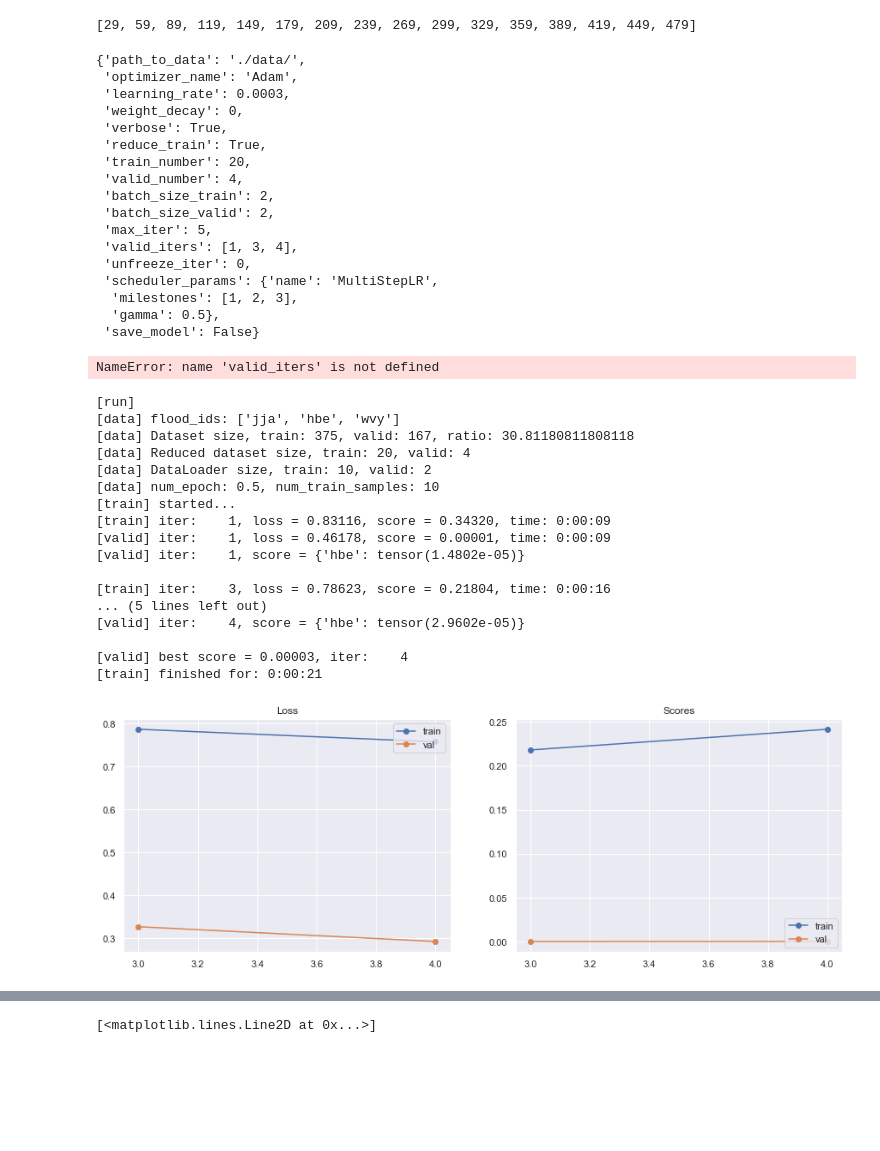
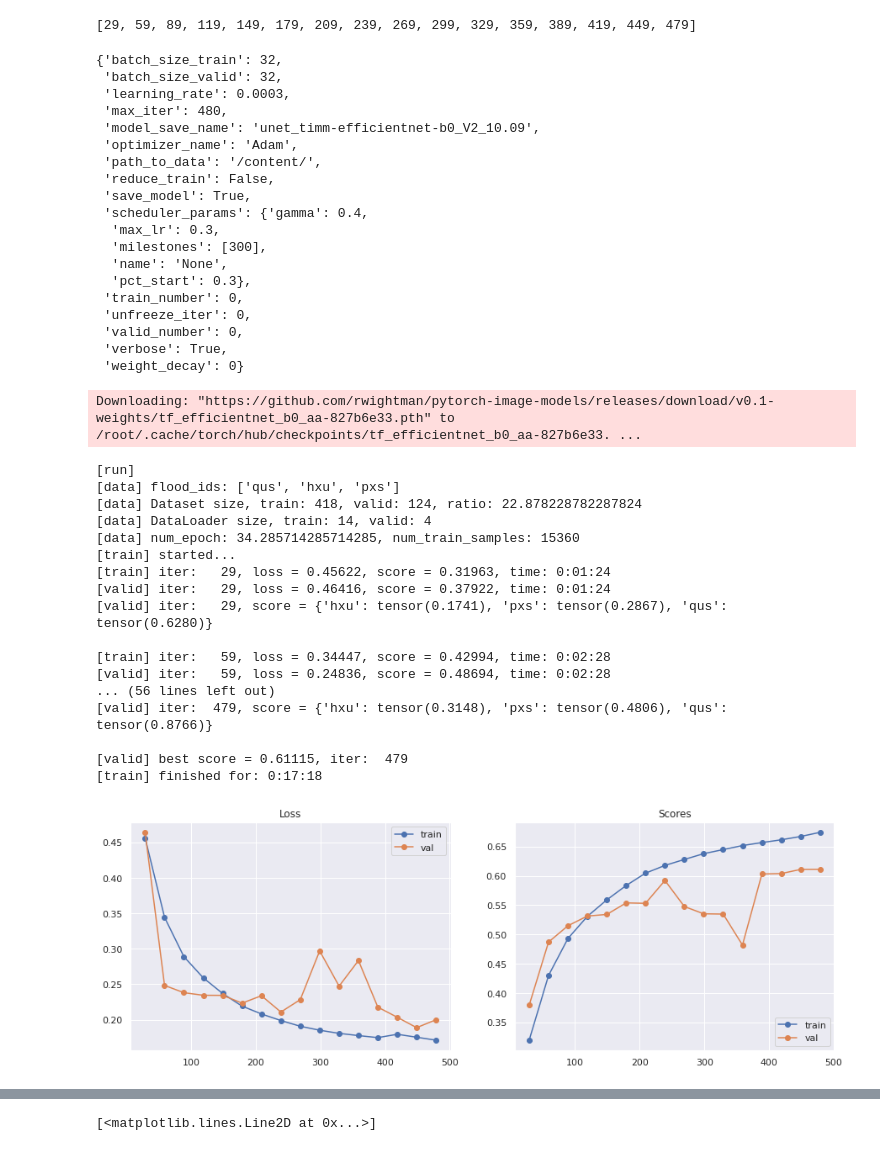
Before and after one commit to MIchaelKa/detect-flood-water, a Jupyter notebook: detect-flood-water-train.ipynb, the cells around one changed output, grey strips where cells are left out. Saved outputs shown, nothing was run; the diff lists cells and outputs as text; code cells hidden in the pictures; blank space fills up the shorter version.

```diff
--- a/detect-flood-water-train.ipynb
+++ b/detect-flood-water-train.ipynb
@@ -664,7 +665,7 @@ full_params = dict(
     scheduler_params=scheduler_params,
 
     save_model=True,
-    model_save_name=f'unet_{encoder_name}_v0'
+    model_save_name=f'unet_{encoder_name}_V2_10.09'
 )
 # %%
 params = dict(
@@ -677,35 +678,35 @@ params = dict(
     verbose=True
 )
 
-params.update(debug_params) # full_params, debug_params, small_dataset_params
+params.update(full_params) # full_params, debug_params, small_dataset_params
 # %%
 params
 # %% [output]
-{'path_to_data': './data/',
+{'batch_size_train': 32,
+ 'batch_size_valid': 32,
+ 'learning_rate': 0.0003,
+ 'max_iter': 480,
+ 'model_save_name': 'unet_timm-efficientnet-b0_V2_10.09',
  'optimizer_name': 'Adam',
- 'learning_rate': 0.0003,
- 'weight_decay': 0,
+ 'path_to_data': '/content/',
+ 'reduce_train': False,
+ 'save_model': True,
+ 'scheduler_params': {'gamma': 0.4,
+  'max_lr': 0.3,
+  'milestones': [300],
+  'name': 'None',
+  'pct_start': 0.3},
+ 'train_number': 0,
+ 'unfreeze_iter': 0,
+ 'valid_number': 0,
  'verbose': True,
- 'reduce_train': True,
- 'train_number': 20,
- 'valid_number': 4,
- 'batch_size_train': 2,
- 'batch_size_valid': 2,
- 'max_iter': 5,
- 'valid_iters': [1, 3, 4],
- 'unfreeze_iter': 0,
- 'scheduler_params': {'name': 'MultiStepLR',
-  'milestones': [1, 2, 3],
-  'gamma': 0.5},
- 'save_model': False}
+ 'weight_decay': 0}
 # %%
 other_params = dict(
     valid_iters=valid_iters,
 #     scheduler_params=scheduler_params
 )
 params.update(other_params)
-# %% [output]
-NameError: name 'valid_iters' is not defined
 # %%
 seed = 2021
 seed_everything(seed)
@@ -714,25 +715,26 @@ model = get_model().to(device)
 
 train_info = run(model, device, **params)
 # %% [output]
-[run]
-[data] flood_ids: ['jja', 'hbe', 'wvy']
-[data] Dataset size, train: 375, valid: 167, ratio: 30.81180811808118
-[data] Reduced dataset size, train: 20, valid: 4
-[data] DataLoader size, train: 10, valid: 2
-[data] num_epoch: 0.5, num_train_samples: 10
-[train] started...
-[train] iter:    1, loss = 0.83116, score = 0.34320, time: 0:00:09
-[valid] iter:    1, loss = 0.46178, score = 0.00001, time: 0:00:09
-[valid] iter:    1, score = {'hbe': tensor(1.4802e-05)}
-
-[train] iter:    3, loss = 0.78623, score = 0.21804, time: 0:00:16
-... (5 lines left out)
-[valid] iter:    4, score = {'hbe': tensor(2.9602e-05)}
-
-[valid] best score = 0.00003, iter:    4
-[train] finished for: 0:00:21
+Downloading: "https://github.com/rwightman/pytorch-image-models/releases/download/v0.1-weights/tf_efficientnet_b0_aa-827b6e33.pth" to /root/.cache/torch/hub/checkpoints/tf_efficientnet_b0_aa-827b6e33. ...
+[run]
+[data] flood_ids: ['qus', 'hxu', 'pxs']
+[data] Dataset size, train: 418, valid: 124, ratio: 22.878228782287824
+[data] DataLoader size, train: 14, valid: 4
+[data] num_epoch: 34.285714285714285, num_train_samples: 15360
+[train] started...
+[train] iter:   29, loss = 0.45622, score = 0.31963, time: 0:01:24
+[valid] iter:   29, loss = 0.46416, score = 0.37922, time: 0:01:24
+[valid] iter:   29, score = {'hxu': tensor(0.1741), 'pxs': tensor(0.2867), 'qus': tensor(0.6280)}
+
+[train] iter:   59, loss = 0.34447, score = 0.42994, time: 0:02:28
+[valid] iter:   59, loss = 0.24836, score = 0.48694, time: 0:02:28
+... (56 lines left out)
+[valid] iter:  479, score = {'hxu': tensor(0.3148), 'pxs': tensor(0.4806), 'qus': tensor(0.8766)}
+
+[valid] best score = 0.61115, iter:  479
+[train] finished for: 0:17:18
 # %%
-show_loss_and_score(train_info, start_from=1)
-# show_loss_and_score(train_info)
+# show_loss_and_score(train_info, start_from=1)
+show_loss_and_score(train_info)
 # %% [output]
-[figure, old version]
+[figure, new version]
```
Also changed, not shown: parts of 16 cells of this notebook, 2 other files.
